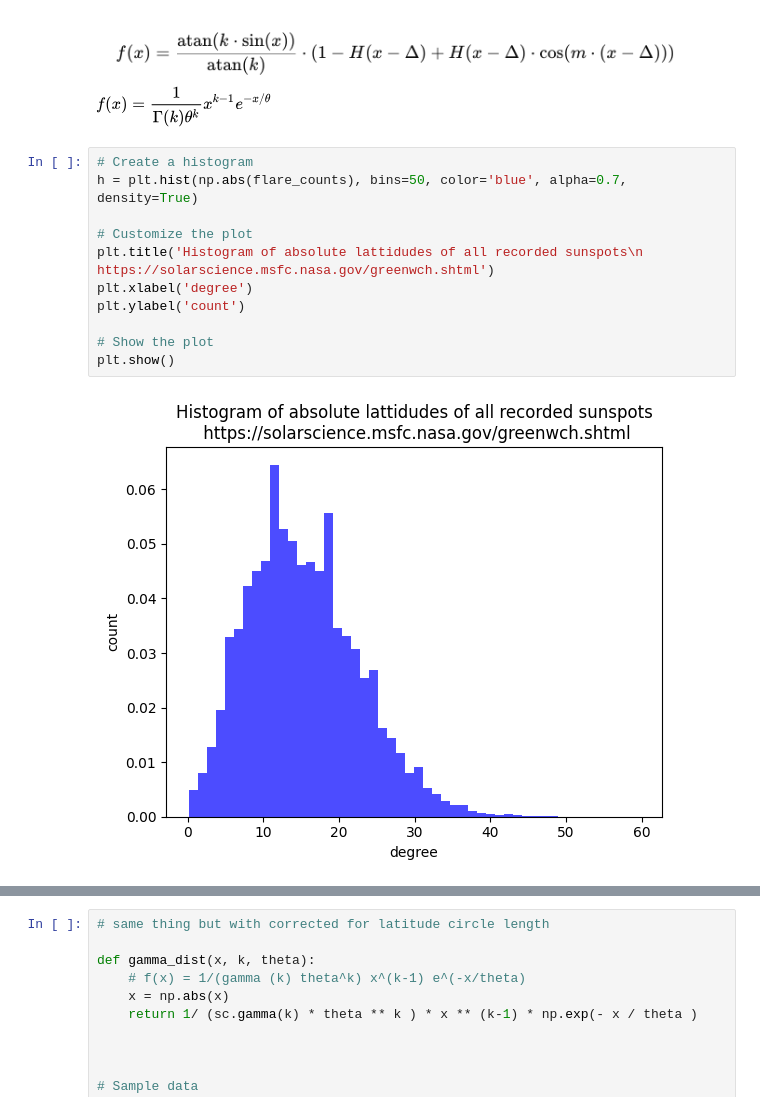
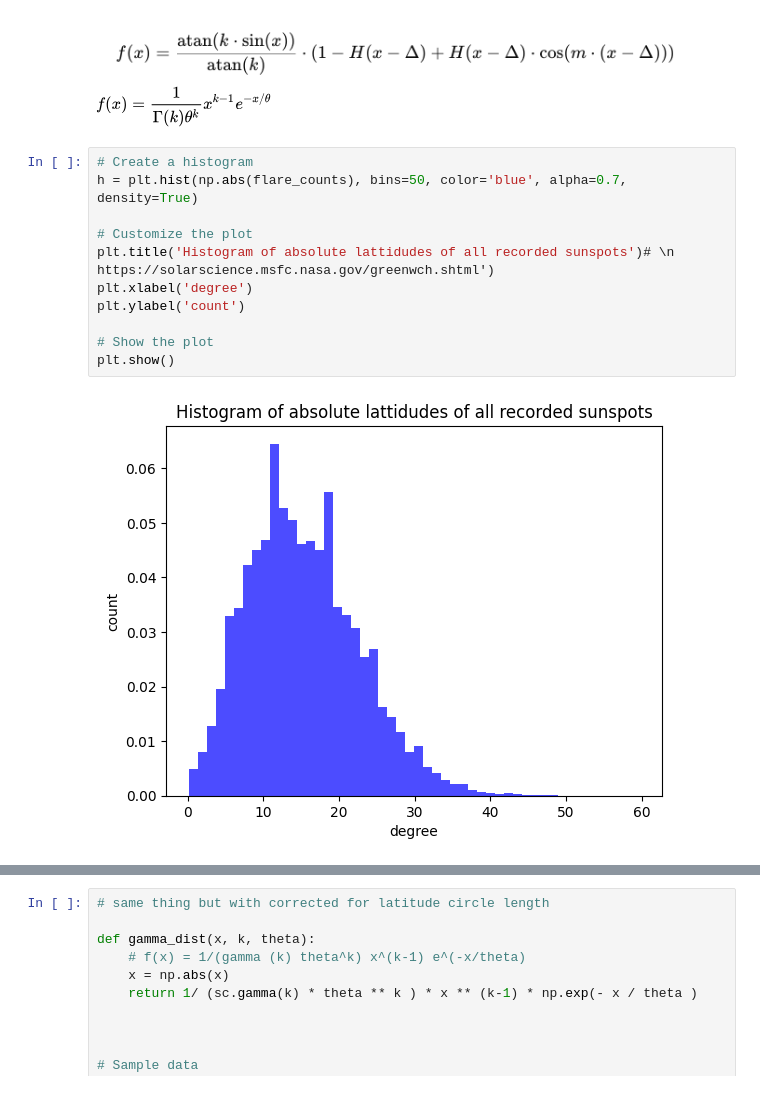
Before and after one commit to demichieldewilde/solar-flares, a Jupyter notebook: data/flare_distr/expr_flares.ipynb, the cells around one changed output, grey strips where cells are left out. Saved outputs shown, nothing was run; the diff lists cells and outputs as text.

```diff
--- a/data/flare_distr/expr_flares.ipynb
+++ b/data/flare_distr/expr_flares.ipynb
@@ -177,16 +177,16 @@ No artists with labels found to put in legend.  Note that artists whose label st
 # %%
 # Create a histogram
 h = plt.hist(np.abs(flare_counts), bins=50, color='blue', alpha=0.7, density=True)
 
 # Customize the plot
-plt.title('Histogram of absolute lattidudes of all recorded sunspots\n https://solarscience.msfc.nasa.gov/greenwch.shtml')
+plt.title('Histogram of absolute lattidudes of all recorded sunspots')# \n https://solarscience.msfc.nasa.gov/greenwch.shtml')
 plt.xlabel('degree')
 plt.ylabel('count')
 
 # Show the plot
 plt.show()
 # %% [output]
-[figure, old version]
+[figure, new version]
 # %%
 import numpy as np
 import scipy.optimize as opt
```
Also changed, not shown: parts of 1 cell of this notebook, 1 other file.
